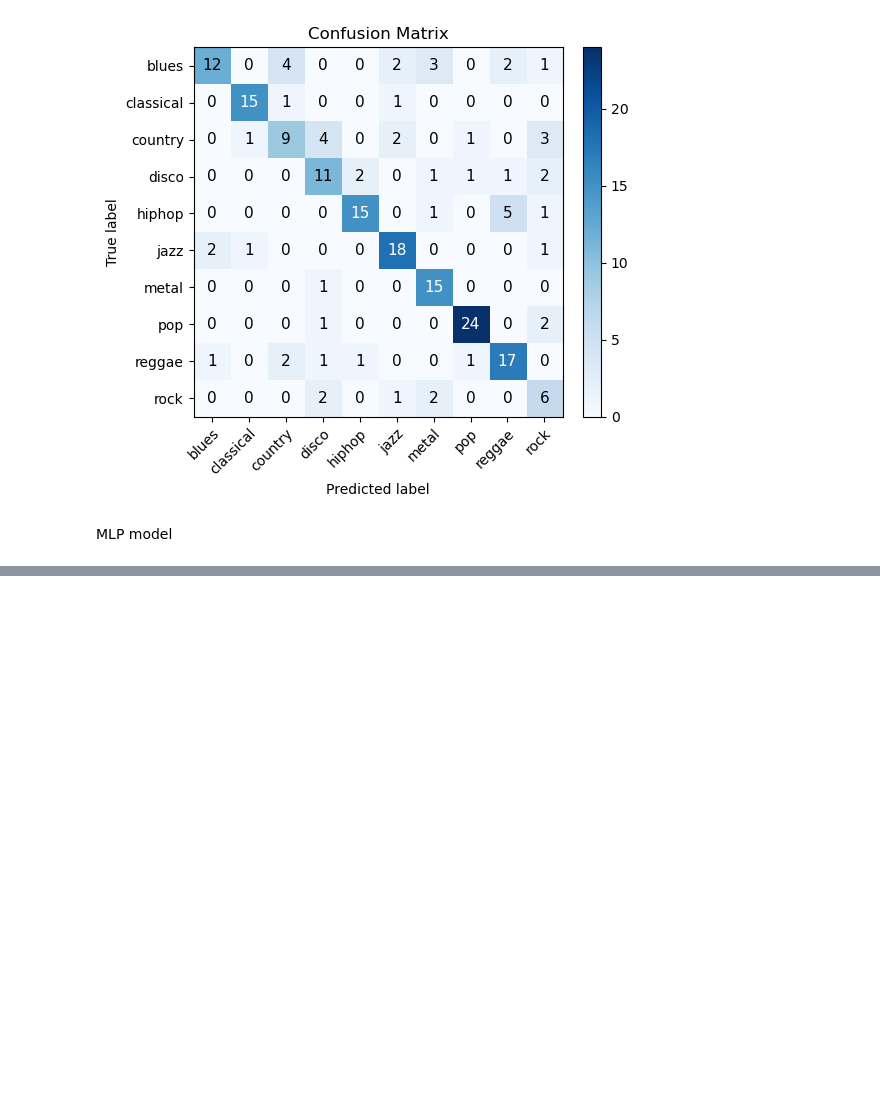
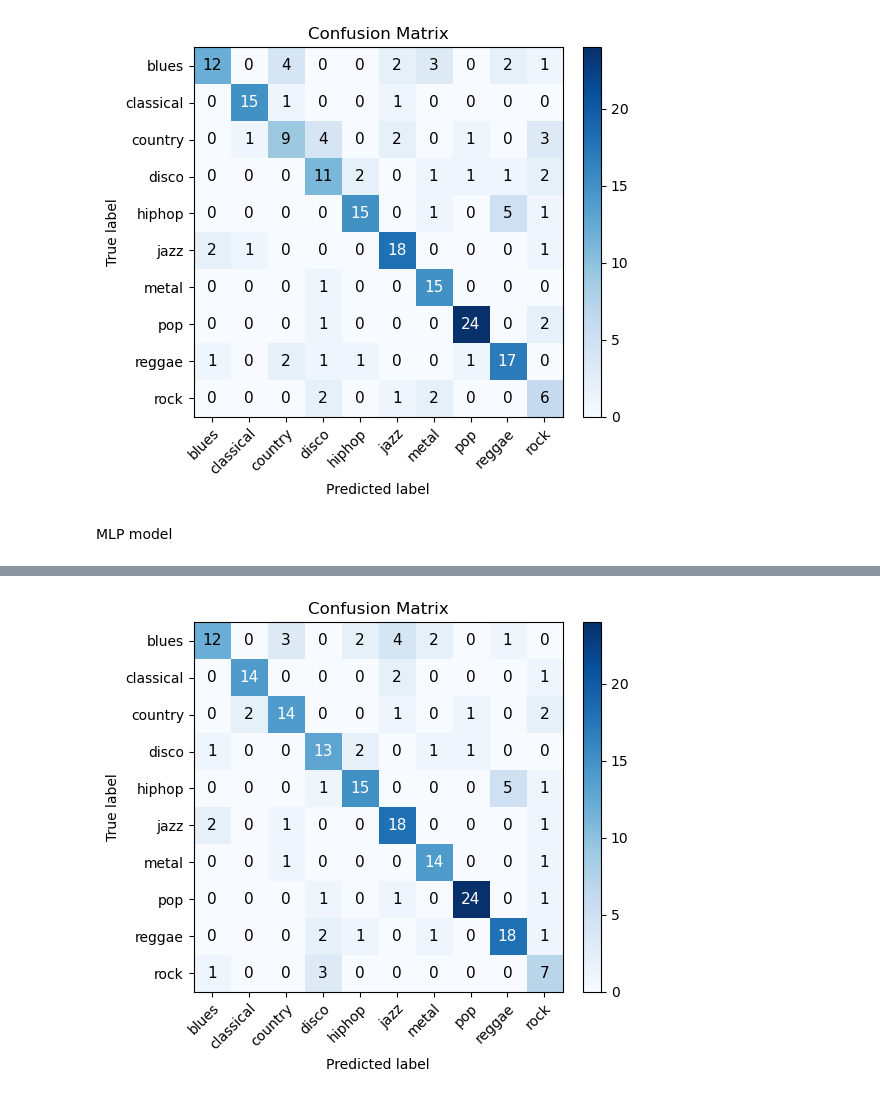
Before and after one commit to jpalikowska/Music-AppliedML, a Jupyter notebook: notebookJP.ipynb, the cells around one changed output, grey strips where cells are left out. Drawn from its saved outputs; the diff is of its cells as text; code cells hidden in the pictures; blank space fills up the shorter version.

```diff
--- a/notebookJP.ipynb
+++ b/notebookJP.ipynb
@@ -208,0 +230,22 @@ Train accuracy: 17.75% | Test accuracy: 16.50%
+# %%
+# Step 1: Convert true string labels to integer class indices
+Y_test_int = labels_to_numbers(Y_test, class_names=class_names)
+
+# Step 2: Get predicted class indices from model
+Y_pred_int = model(X_test)  # returns integers, e.g., [2, 1, 5, ...]
+
+# Step 3: Convert both to one-hot using your one_hot_encoding()
+num_classes = len(class_names)
+true_labels_onehot = one_hot_encoding(Y_test_int, num_classes)
+pred_labels_onehot = one_hot_encoding(Y_pred_int, num_classes)
+
+# Step 4: Plot confusion matrix using your function
+confusion_matrix(
+    y_true=true_labels_onehot,
+    y_pred=pred_labels_onehot,
+    num_classes=num_classes,
+    plot=True,
+    class_names=class_names
+)
+# %% [output]
+[figure, added]
```
Also changed, not shown: parts of 13 cells of this notebook, 2 other files.
